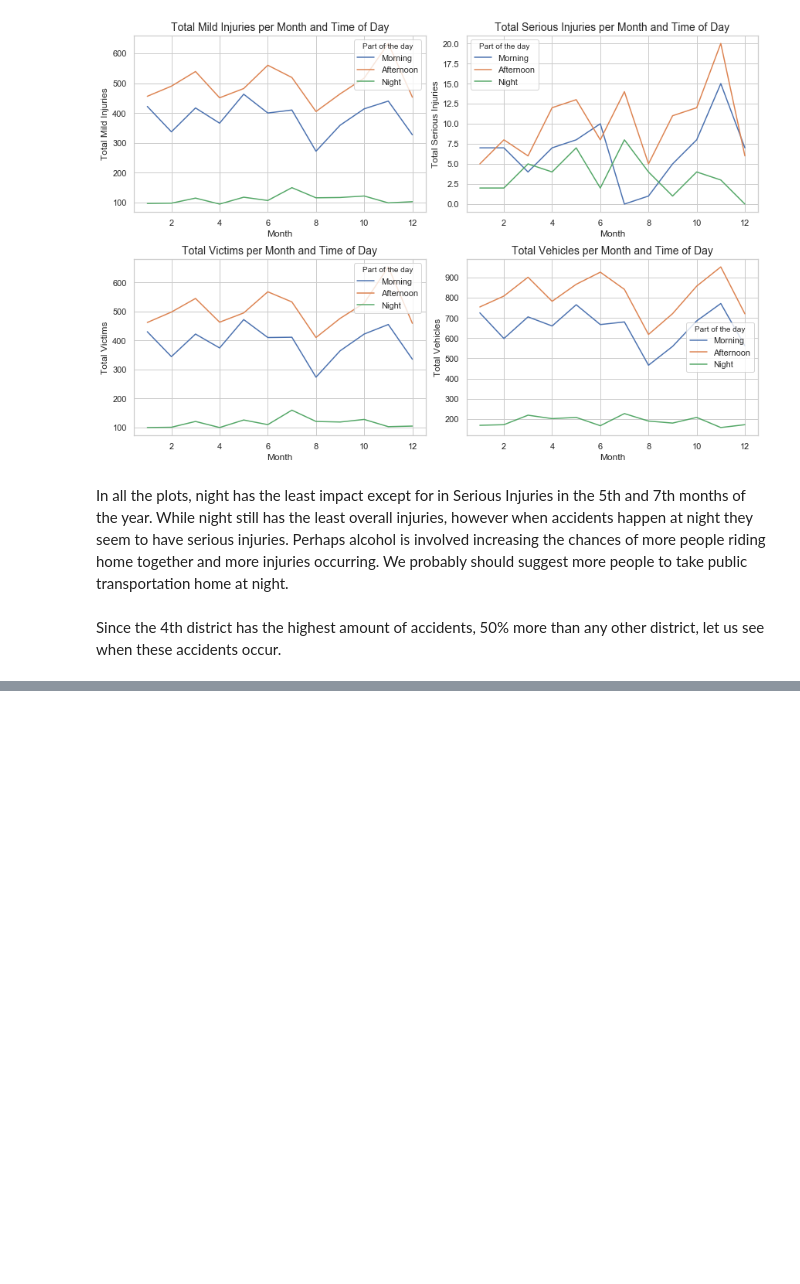
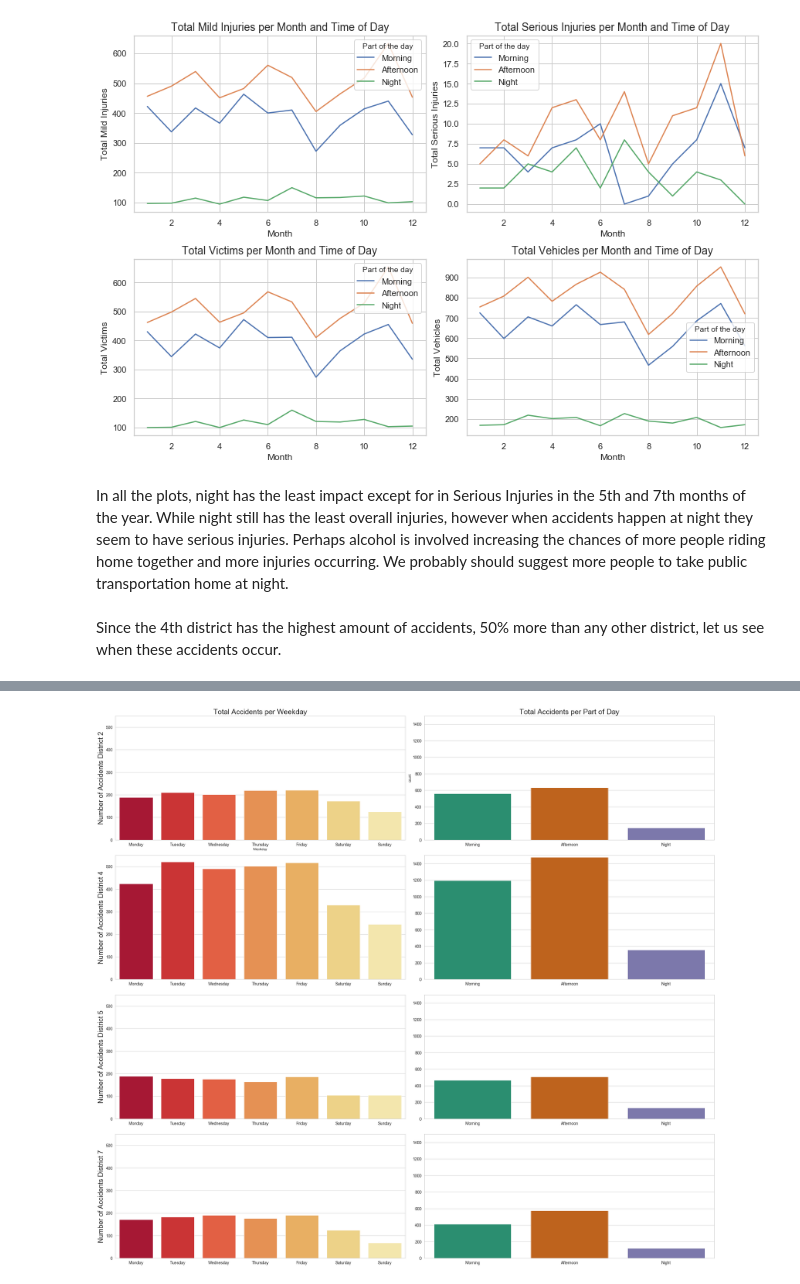
Before and after one commit to kmcmcurtis7/thinkful_dsbc_unit1, a Jupyter notebook: 1.5.1 capstone/Barcelona Accidents.ipynb, the cells around one changed output, grey strips where cells are left out. Drawn from its saved outputs; the diff is of its cells as text; code cells hidden in the pictures; blank space fills up the shorter version.

```diff
--- a/1.5.1 capstone/Barcelona Accidents.ipynb
+++ b/1.5.1 capstone/Barcelona Accidents.ipynb
@@ -372,0 +344,85 @@ plt.show()
+# %%
+# Getting District data for the districts that have the most accidents
+district2 = df1[df1.district == [2]]  # Sant MartÃ\xad
+district4 = df1[df1.district == [4]]  # Eixample
+district5 = df1[df1.district == [5]]  # Sants-MontjuÃ¯c
+district7 = df1[df1.district == [7]]  # SarriÃ\xa0-Sant Gervasi
+# %%
+# Plotting accidents in District 2 at different times
+plt.figure(figsize=(30,27))
+
+# DISTRICT 2
+plt.subplot(421)
+sns.countplot(x='Weekday', data=district2, palette='YlOrRd_r')
+plt.title('Total Accidents per Weekday', size=25)
+#plt.xlabel('Day of Week', size=16)
+plt.ylim(0, 550)
+plt.ylabel('Number of Accidents District 2', size=24)
+plt.xticks(size=14)
+plt.yticks(size=14)
+
+plt.subplot(422)
+sns.countplot(x='Part of the day', data=district2, palette='Dark2')
+plt.title('Total Accidents per Part of Day', size=25)
+plt.xlabel('')
+plt.ylim(0, 1500)
+#plt.ylabel('Number of Accidents', size=16)
+plt.xticks(size=14)
+plt.yticks(size=14)
+
+# DISTRICT 4
+plt.subplot(423)
+sns.countplot(x='Weekday', data=district4, palette='YlOrRd_r')
+plt.xlabel('')
+plt.ylim(0, 550)
+plt.ylabel('Number of Accidents District 4', size=24)
+plt.xticks(size=14)
+plt.yticks(size=14)
+
+plt.subplot(424)
+sns.countplot(x='Part of the day', data=district4, palette='Dark2')
+plt.xlabel('')
+plt.ylim(0, 1500)
+plt.ylabel('')
+plt.xticks(size=14)
+plt.yticks(size=14)
+
+# DISTRICT 5
+plt.subplot(425)
+sns.countplot(x='Weekday', data=district5, palette='YlOrRd_r')
+plt.xlabel('')
+plt.ylim(0, 550)
+plt.ylabel('Number of Accidents District 5', size=24)
+plt.xticks(size=14)
+plt.yticks(size=14)
+
+plt.subplot(426)
+sns.countplot(x='Part of the day', data=district5, palette='Dark2')
+plt.xlabel('')
+plt.ylim(0, 1500)
+plt.ylabel('')
+plt.xticks(size=14)
+plt.yticks(size=14)
+
+# DISTRICT 7
+plt.subplot(427)
+sns.countplot(x='Weekday', data=district7, palette='YlOrRd_r')
+plt.xlabel('')
+plt.ylim(0, 550)
+plt.ylabel('Number of Accidents District 7', size=24)
+plt.xticks(size=14)
+plt.yticks(size=14)
+
+plt.subplot(428)
+sns.countplot(x='Part of the day', data=district7, palette='Dark2')
+plt.xlabel('')
+plt.ylabel('')
+plt.ylim(0, 1500)
+plt.xticks(size=14)
+plt.yticks(size=14)
+
+plt.tight_layout(pad=0.6, w_pad=0.5, h_pad=1.0)
+
+plt.show()
+# %% [output]
+[figure, added]
```
Also changed, not shown: parts of 18 cells of this notebook.
